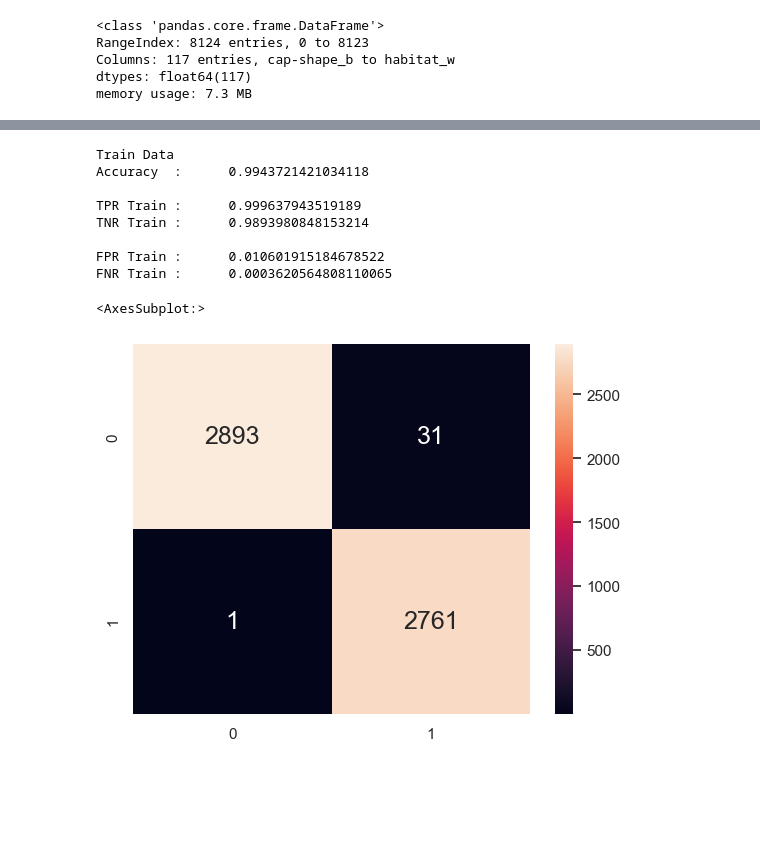
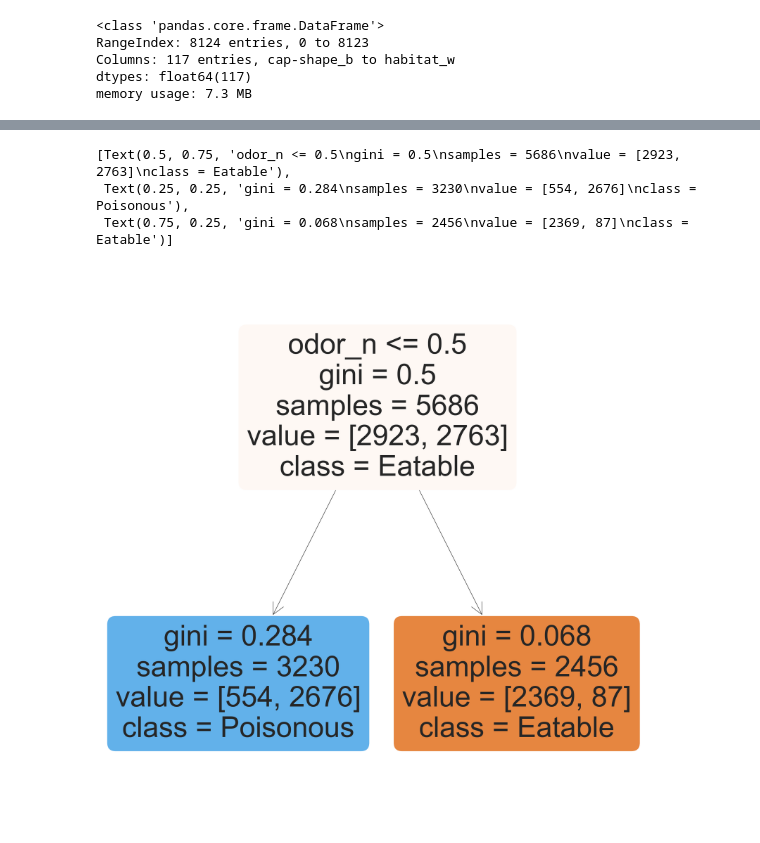
Before and after one commit to a-wild-chocolate/SC1015_miniProject, a Jupyter notebook: Data Analysis.ipynb, the cells around one changed output, grey strips where cells are left out. Cells and saved outputs as stored; diff of their text form; code cells hidden in the pictures; blank space fills up the shorter version.

```diff
--- a/Data Analysis.ipynb
+++ b/Data Analysis.ipynb
@@ -145,37 +189,16 @@ plot_tree(dectree, filled=True, rounded=True,
-# %%
-# Predict the Response corresponding to Predictors
-y_train_pred = dectree.predict(X_train)
-
-# Print the Classification Accuracy
-print("Train Data")
-print("Accuracy  :\t", dectree.score(X_train, y_train))
-print()
-
-# Print the Accuracy Measures from the Confusion Matrix
-cmTrain = confusion_matrix(y_train, y_train_pred)
-tpTrain = cmTrain[1][1] # True Positives : Good (1) predicted Good (1)
-fpTrain = cmTrain[0][1] # False Positives : Bad (0) predicted Good (1)
-tnTrain = cmTrain[0][0] # True Negatives : Bad (0) predicted Bad (0)
-fnTrain = cmTrain[1][0] # False Negatives : Good (1) predicted Bad (0)
-
-print("TPR Train :\t", (tpTrain/(tpTrain + fnTrain)))
-print("TNR Train :\t", (tnTrain/(tnTrain + fpTrain)))
-print()
-
-print("FPR Train :\t", (fpTrain/(tnTrain + fpTrain)))
-print("FNR Train :\t", (fnTrain/(tpTrain + fnTrain)))
-
-# Plot the two-way Confusion Matrix
-sb.heatmap(confusion_matrix(y_train, y_train_pred),
-           annot = True, fmt=".0f", annot_kws={"size": 18})
-# %% [output]
-Train Data
-Accuracy  :      0.9943721421034118
-
-TPR Train :      0.999637943519189
-TNR Train :      0.9893980848153214
-
-FPR Train :      0.010601915184678522
-FNR Train :      0.0003620564808110065
-<AxesSubplot:>
-[figure, removed]
+# %%
+#depth 1
+y = pd.DataFrame(mushroom_ohe['class'])
+X = pd.DataFrame(mushroom_ohe.drop('class', axis = 1))
+X_train, X_test, y_train, y_test = train_test_split(X, y, test_size = 0.3)
+dectree = DecisionTreeClassifier(max_depth = 1)  # change max_depth to experiment
+dectree.fit(X_train, y_train)
+f = plt.figure(figsize=(24,24))
+plot_tree(dectree, filled=True, rounded=True,
+          feature_names=X_train.columns,
+          class_names=["Eatable","Poisonous"])
+# %% [output]
+[Text(0.5, 0.75, 'odor_n <= 0.5\ngini = 0.5\nsamples = 5686\nvalue = [2923, 2763]\nclass = Eatable'),
+ Text(0.25, 0.25, 'gini = 0.284\nsamples = 3230\nvalue = [554, 2676]\nclass = Poisonous'),
+ Text(0.75, 0.25, 'gini = 0.068\nsamples = 2456\nvalue = [2369, 87]\nclass = Eatable')]
+[figure, added]
```
Also changed, not shown: parts of 36 cells of this notebook.
